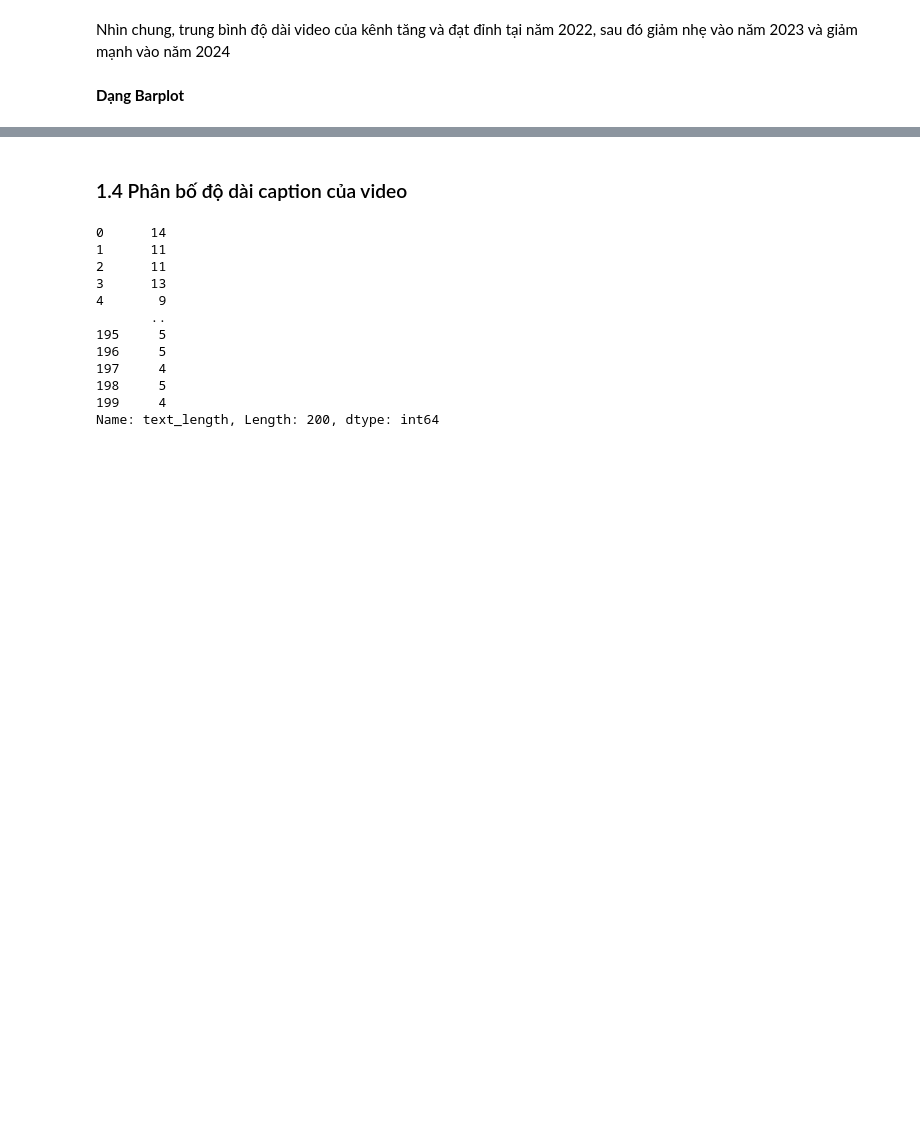
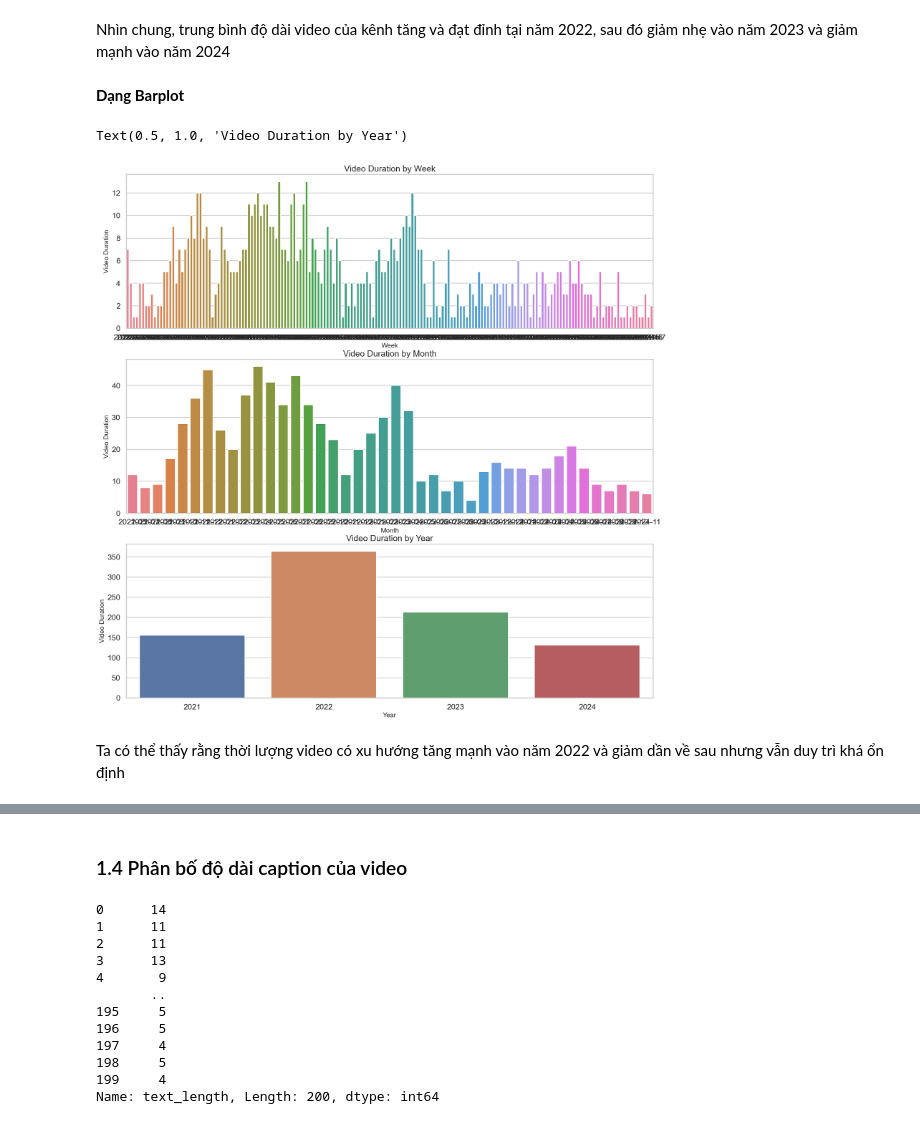
Before and after one commit to dattotien/Tiktok_profile, a Jupyter notebook: BTL.ipynb, the cells around one changed output, grey strips where cells are left out. Drawn from its saved outputs; the diff is of its cells as text; code cells hidden in the pictures; blank space fills up the shorter version.

```diff
--- a/BTL.ipynb
+++ b/BTL.ipynb
@@ -811,3 +811,39 @@ plt.show()
 Nhìn chung, trung bình độ dài video của kênh tăng và đạt đỉnh tại năm 2022, sau đó giảm nhẹ vào năm 2023 và giảm mạnh vào năm 2024
 # %% [markdown]
 **Dạng Barplot**
+# %%
+video_duration_by_week = pd.DataFrame()
+video_duration_by_week['Week'] = pd.to_datetime(read_df['createTimeISO']).dt.strftime('%Y-%W')
+video_duration_by_week = video_duration_by_week.sort_values('Week')
+video_duration_by_week = video_duration_by_week.groupby('Week').size().reset_index(name='Video Duration')
+
+video_duration_by_month = pd.DataFrame()
+video_duration_by_month['Month'] = pd.to_datetime(read_df['createTimeISO']).dt.strftime('%Y-%m')
+video_duration_by_month = video_duration_by_month.sort_values('Month')
+video_duration_by_month = video_duration_by_month.groupby('Month').size().reset_index(name='Video Duration')
+
+video_duration_by_year = pd.DataFrame()
+video_duration_by_year['Year'] = pd.to_datetime(read_df['createTimeISO']).dt.strftime('%Y')
+video_duration_by_year = video_duration_by_year.sort_values('Year')
+video_duration_by_year = video_duration_by_year.groupby('Year').size().reset_index(name='Video Duration')
+# %%
+fig, axes = plt.subplots(3,1,figsize = (20,20))
+sns.barplot(data= video_duration_by_week, x = 'Week', y='Video Duration', ax=axes[0], hue = 'Week')
+axes[0].set_xlabel('Week', fontsize = 14)
+axes[0].set_ylabel('Video Duration', fontsize = 14)
+axes[0].set_title('Video Duration by Week', fontsize =18)
+
+sns.barplot(data= video_duration_by_month, x = 'Month', y='Video Duration', ax=axes[1], hue = 'Month')
+axes[1].set_xlabel('Month', fontsize = 14)
+axes[1].set_ylabel('Video Duration', fontsize = 14)
+axes[1].set_title('Video Duration by Month', fontsize =18)
+
+sns.barplot(data= video_duration_by_year, x ='Year', y='Video Duration', ax=axes[2], hue = 'Year')
+axes[2].set_xlabel('Year', fontsize = 14)
+axes[2].set_ylabel('Video Duration', fontsize = 14)
+axes[2].set_title('Video Duration by Year', fontsize =18)
+# %% [output]
+Text(0.5, 1.0, 'Video Duration by Year')
+[figure, added]
+# %% [markdown]
+Ta có thể thấy rằng thời lượng video có xu hướng tăng mạnh vào năm 2022 và giảm dần về sau nhưng vẫn duy trì khá ổn định
```
Also changed, not shown: parts of 21 cells of this notebook.
